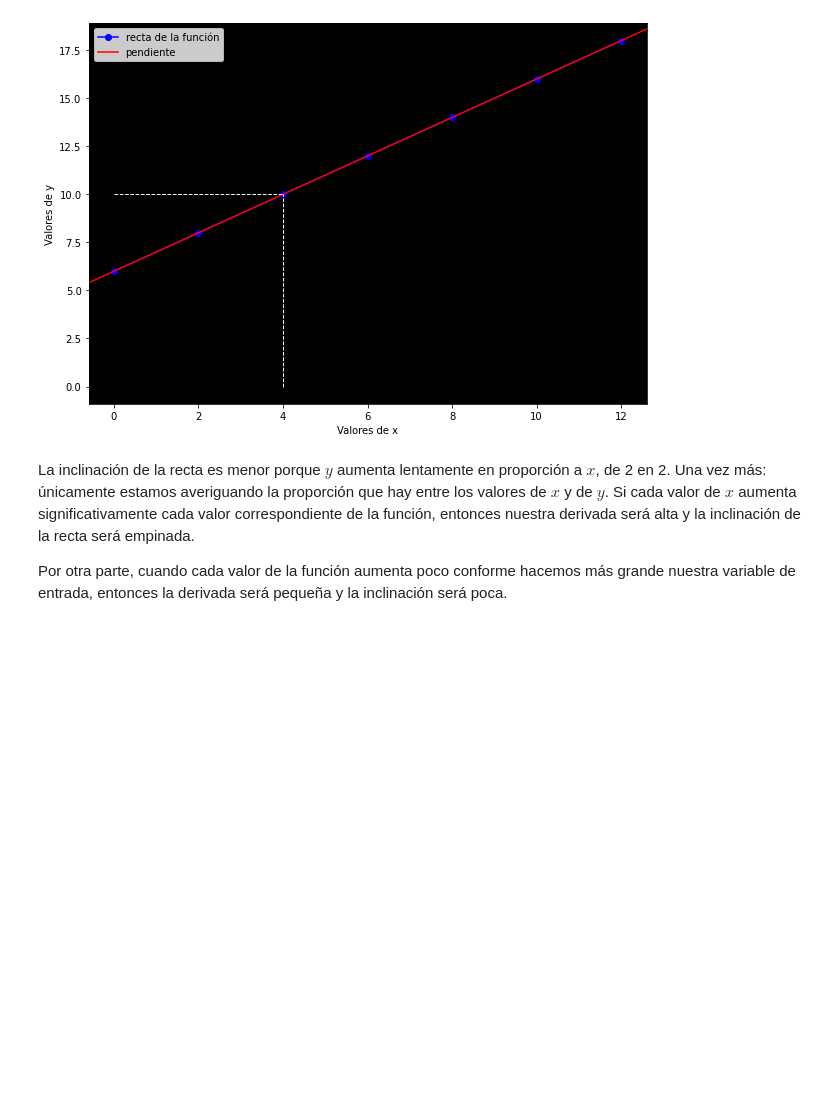
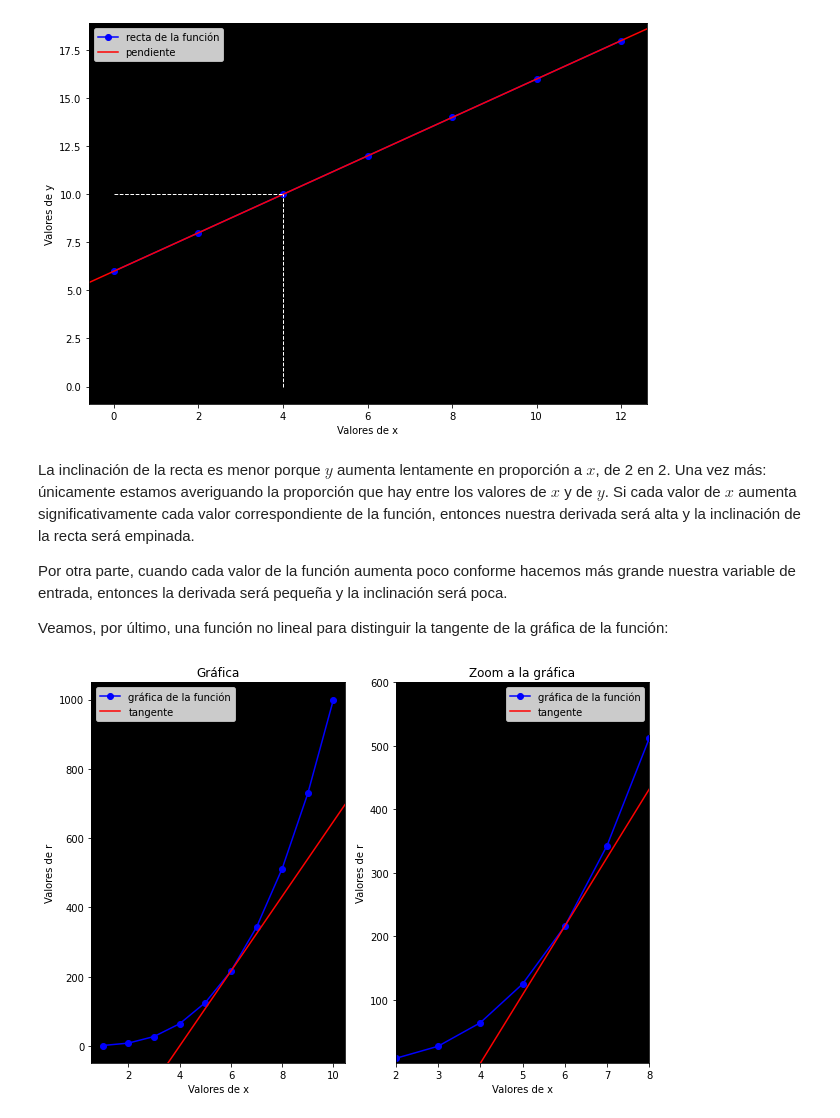
Before and after one commit to DanteNoguez/dantenoguez.github.io, a Jupyter notebook: ensayos/_build/jupyter_execute/redes.ipynb, the cells around one changed output. Cells and saved outputs as stored; diff of their text form; code cells hidden in the pictures; blank space fills up the shorter version.

```diff
--- a/ensayos/_build/jupyter_execute/redes.ipynb
+++ b/ensayos/_build/jupyter_execute/redes.ipynb
@@ -180,16 +167,13 @@ Visualicemos la derivada:
 # %%
-a2 = np.arange(0, 13, 2)
-def f(a): return a*5
-b2 = f(a2)
-
-derivada = (b2[2] - b2[1]) / (a2[2] - a2[1])
+deriv = (f(a2+0.00001, b2) - f(a2, b2)) / 0.00001
+print(f'Valores de la derivada en cada punto: {deriv}')
 
 fig, ax = plt.subplots(figsize=(10, 7))
-ax.plot(a2, b2, marker='o', color='blue', label='recta de la función')
+ax.plot(a2, c, marker='o', color='blue', label='recta de la función')
 ax.set_facecolor('black')
 ax.set_xlabel('Valores de a')
-ax.set_ylabel('Valores de b')
-ax.axline((a2[1], b2[1]), slope=derivada, color='red', label='pendiente') # <- Aquí está definida la derivada
+ax.set_ylabel('Valores de c')
+ax.axline((a2[1], c[1]), slope=deriv[1], color='red', label='pendiente') # <- La pendiente es la derivada
 ax.hlines(y=10, xmin=0, xmax=2, linewidth=1, color='white', linestyles='dashed')
 ax.vlines(x=2, ymin=0, ymax=10, linewidth=1, color='white', linestyles='dashed')
 ax.legend()
@@ -266,3 +251,33 @@ plt.show()
 La inclinación de la recta es menor porque $y$ aumenta lentamente en proporción a $x$, de 2 en 2. Una vez más: únicamente estamos averiguando la proporción que hay entre los valores de $x$ y de $y$. Si cada valor de $x$ aumenta significativamente cada valor correspondiente de la función, entonces nuestra derivada será alta y la inclinación de la recta será empinada.
 
 Por otra parte, cuando cada valor de la función aumenta poco conforme hacemos más grande nuestra variable de entrada, entonces la derivada será pequeña y la inclinación será poca.
+
+Veamos, por último, una función no lineal para distinguir la tangente de la gráfica de la función:
+# %%
+xs = np.arange(1, 11, 1)
+ys = [3 for i in xs]
+def cub(x, y): return x**y
+r = cub(xs, ys)
+
+derivs = (cub(xs+0.00001, ys) - cub(xs, ys)) / 0.00001
+
+fig, ax = plt.subplots(ncols=2, figsize=(10, 7))
+ax[0].plot(xs, r, marker='o', color='blue', label='gráfica de la función')
+ax[0].set_title('Gráfica')
+ax[0].set_facecolor('black')
+ax[0].set_xlabel('Valores de x')
+ax[0].set_ylabel('Valores de r')
+ax[0].axline((xs[5], r[5]), slope=derivs[5], color='red', label='tangente')
+ax[0].legend()
+ax[1].plot(xs, r, marker='o', color='blue', label='gráfica de la función')
+ax[1].set_title('Zoom a la gráfica')
+ax[1].set_facecolor('black')
+ax[1].set_xlabel('Valores de x')
+ax[1].set_ylabel('Valores de r')
+ax[1].axline((xs[5], r[5]), slope=derivs[5], color='red', label='tangente')
+ax[1].set_xlim(xs[1], xs[7])
+ax[1].set_ylim(r[0], 600)
+ax[1].legend()
+plt.show()
+# %% [output]
+[figure, added]
```
Also changed, not shown: parts of 18 cells of this notebook, 12 other files.
